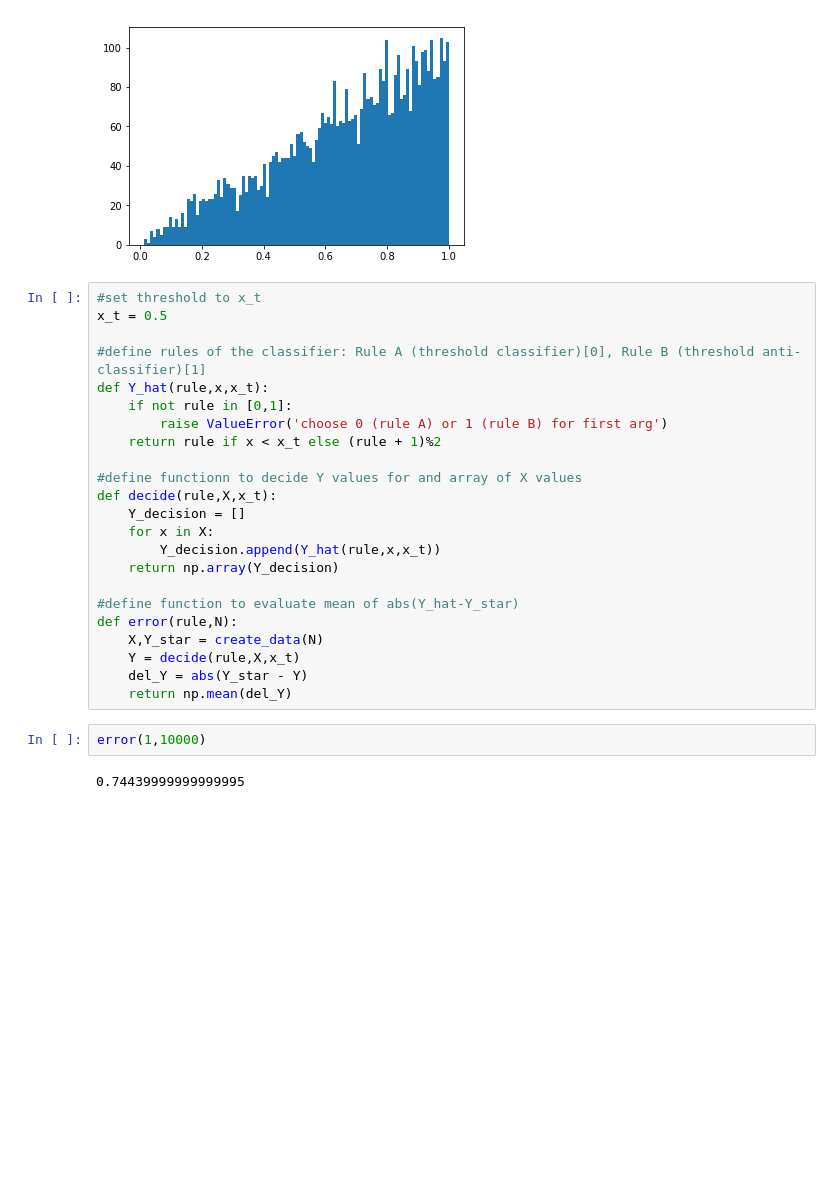
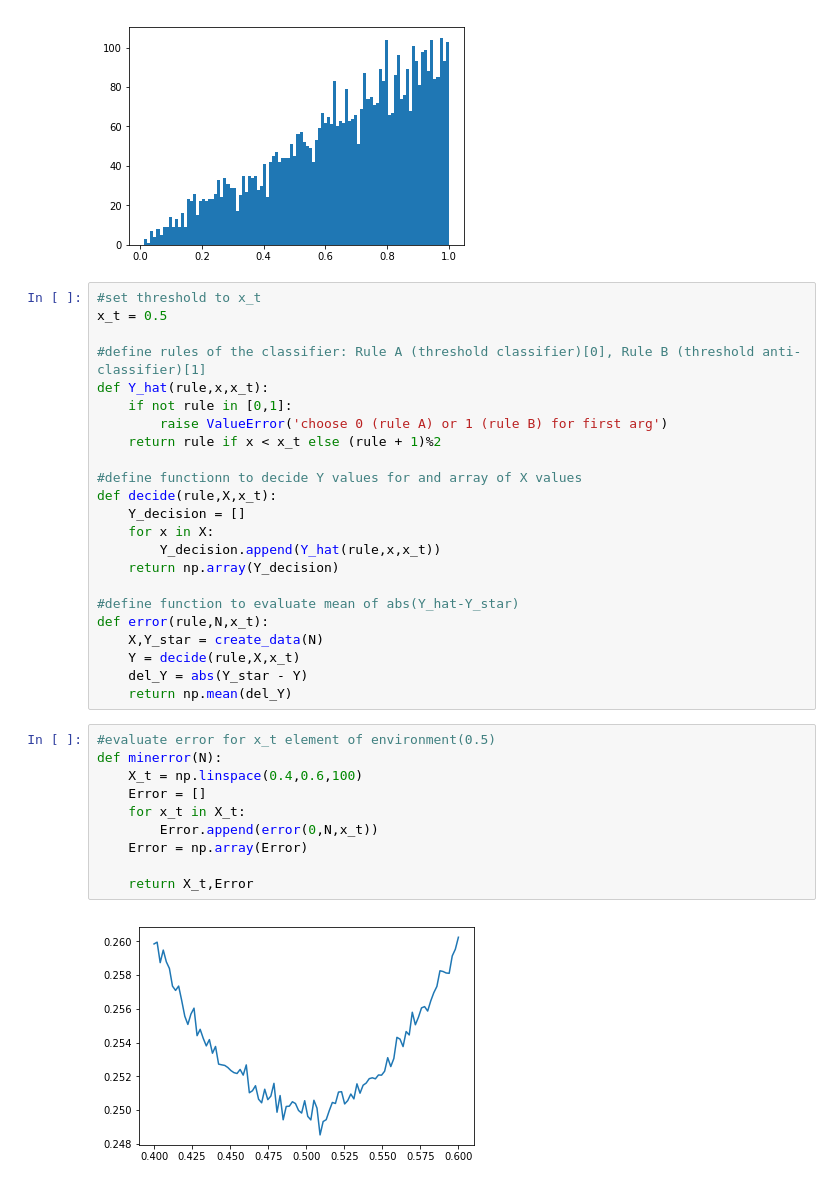
Before and after one commit to ml4cdeca/FundamentalsOfMachineLearning, a Jupyter notebook: blatt1/monte-carlo.ipynb, the cells around one changed output. Cells and saved outputs as stored; diff of their text form; blank space fills up the shorter version.

Commit message:
+ error of environmet of x_t =0.5

```diff
--- a/blatt1/monte-carlo.ipynb
+++ b/blatt1/monte-carlo.ipynb
@@ -73,14 +73,22 @@ def decide(rule,X,x_t):
     return np.array(Y_decision)
 
 #define function to evaluate mean of abs(Y_hat-Y_star)
-def error(rule,N):
+def error(rule,N,x_t):
     X,Y_star = create_data(N)
     Y = decide(rule,X,x_t)
     del_Y = abs(Y_star - Y)
     return np.mean(del_Y)
-# %%
-error(1,10000)
-# %% [output]
-0.74439999999999995
+# %%
+#evaluate error for x_t element of environment(0.5)
+def minerror(N):
+    X_t = np.linspace(0.4,0.6,100)
+    Error = []
+    for x_t in X_t:
+        Error.append(error(0,N,x_t))
+    Error = np.array(Error)
+
+    return X_t,Error
+# %% [output]
+[figure, added]
 # %%
 # %% [output]
```
Also changed, not shown: parts of 1 cell of this notebook.
